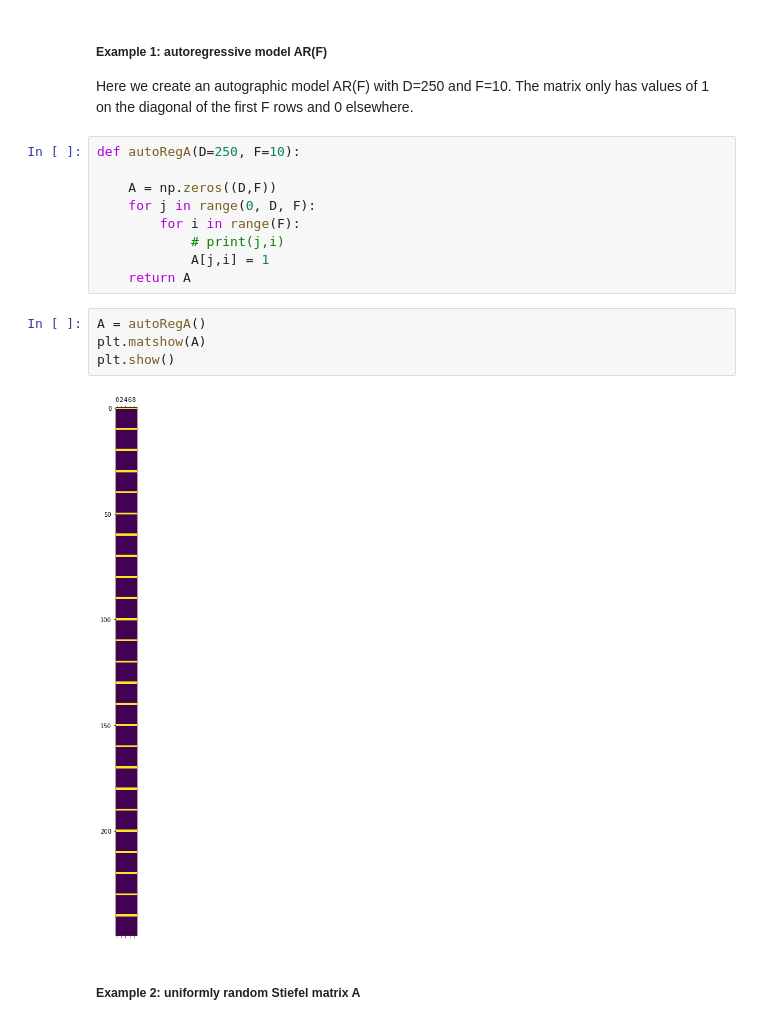
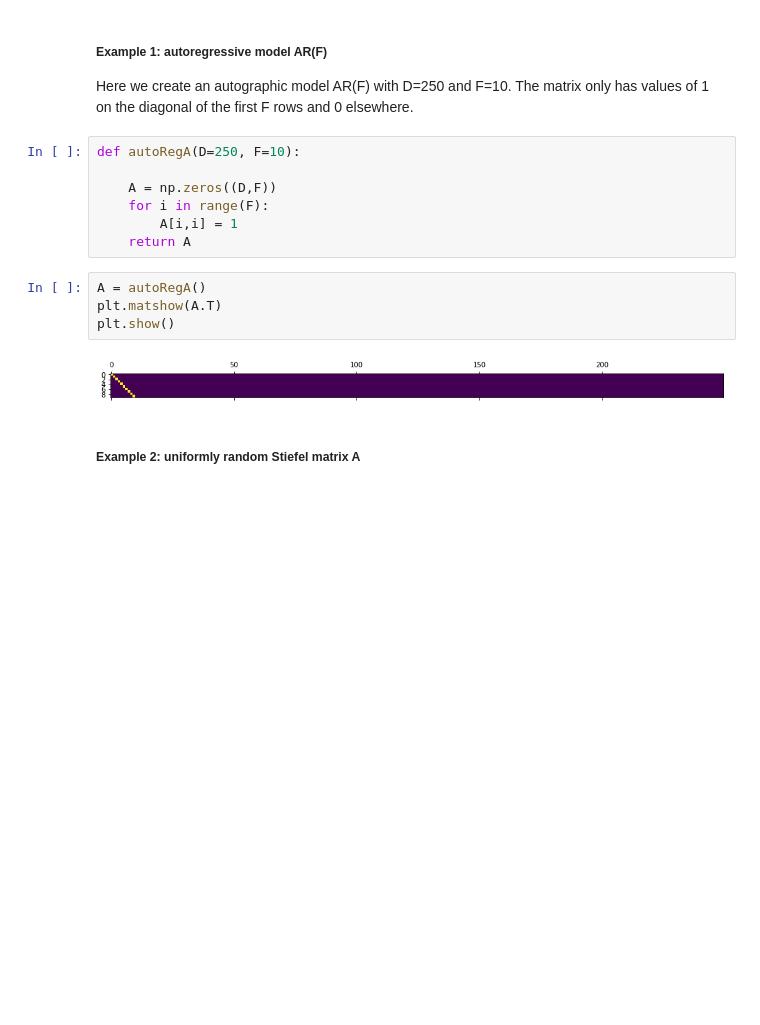
Before and after one commit to BenSnow6/Quant-challenge, a Jupyter notebook: ENS_QRT22_V1/ENS_QRT22_V1.ipynb, the cells around one changed output. Cells and saved outputs as stored; diff of their text form; blank space fills up the shorter version.

```diff
--- a/ENS_QRT22_V1/ENS_QRT22_V1.ipynb
+++ b/ENS_QRT22_V1/ENS_QRT22_V1.ipynb
@@ -69,17 +69,15 @@ Here we create an autographic model AR(F) with D=250 and F=10. The matrix only h
 def autoRegA(D=250, F=10):
 
     A = np.zeros((D,F))
-    for j in range(0, D, F):
-        for i in range(F):
-            # print(j,i)
-            A[j,i] = 1
+    for i in range(F):
+        A[i,i] = 1
     return A
 # %%
 A = autoRegA()
-plt.matshow(A)
+plt.matshow(A.T)
 plt.show()
 # %% [output]
-[figure, old version]
+[figure, new version]
 # %% [markdown]
 ##### Example 2: uniformly random Stiefel matrix A
 # %% [markdown]
```
Also changed, not shown: parts of 6 cells of this notebook.
